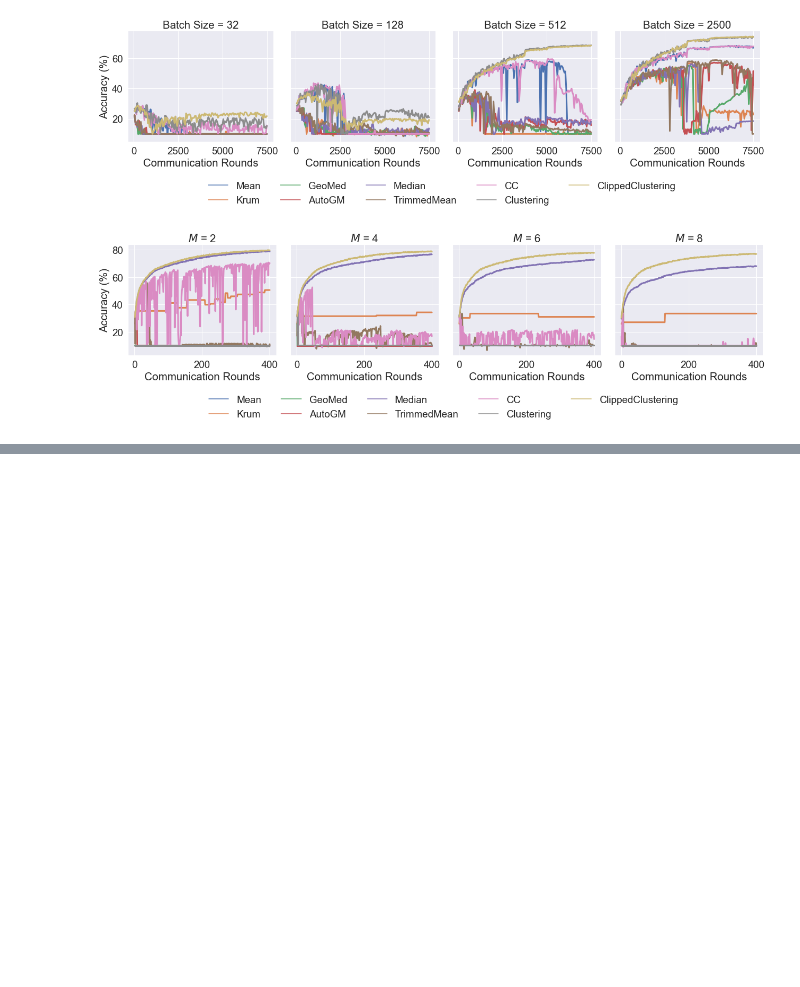
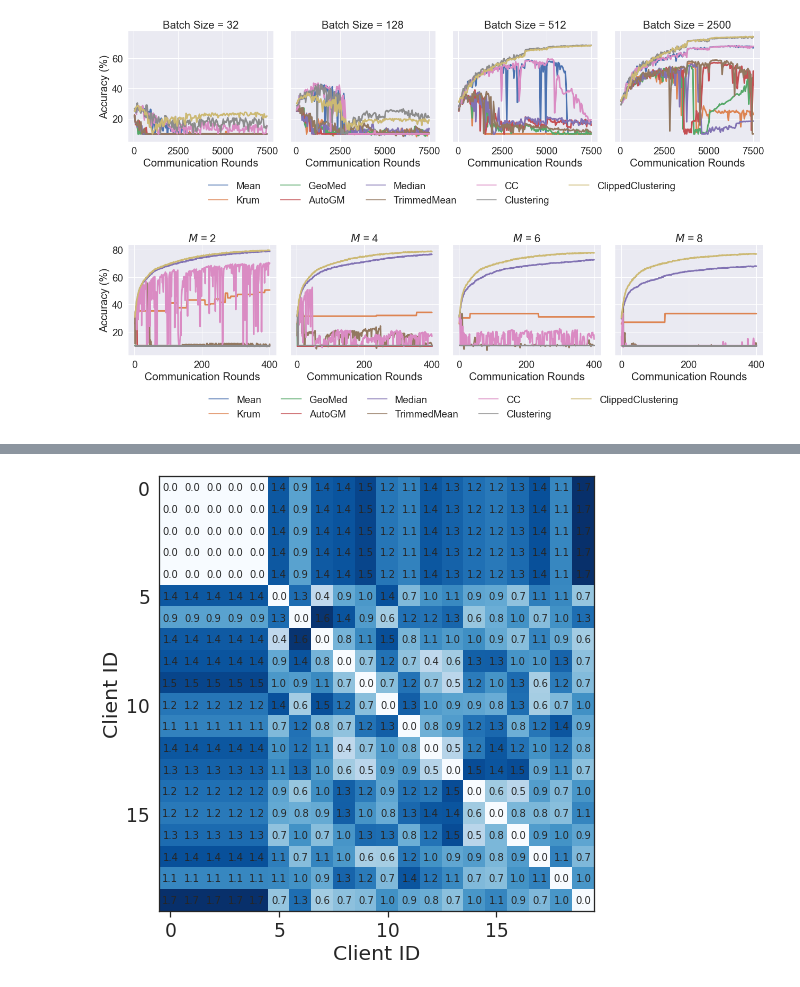
Before and after one commit to lishenghui/blades, a Jupyter notebook: src/notebooks/visualization.ipynb, the cells around one changed output, grey strips where cells are left out. Cells and saved outputs as stored; diff of their text form; code cells hidden in the pictures; blank space fills up the shorter version.

```diff
--- a/src/notebooks/visualization.ipynb
+++ b/src/notebooks/visualization.ipynb
@@ -360,0 +361,25 @@ g.savefig("similarity.pdf", bbox_inches = "tight")
+# %%
+import numpy as np
+import matplotlib.pyplot as plt
+
+sns.set_style("white")
+fig, ax = plt.subplots(figsize=(8,8))
+
+
+intersection_matrix = 1-sim_avg_iid
+
+ax.matshow(intersection_matrix, cmap=plt.cm.Blues)
+
+for i in range(intersection_matrix.shape[0]):
+    for j in range(intersection_matrix.shape[0]):
+        c = np.around(intersection_matrix[j,i], 1)
+        ax.text(i, j, str(c), va='center', ha='center', fontsize=10)
+
+# ax.set_xticklabels(range(sim_avg_iid.shape[0]), fontsize=10)
+# ax.set_yticklabels('')
+ax.set_ylabel('Client ID')
+ax.set_xlabel('Client ID')
+ax.xaxis.set_ticks_position('bottom')
+plt.savefig("cosine.pdf", bbox_inches = "tight")
+# %% [output]
+[figure, added]
```
Also changed, not shown: parts of 2 cells of this notebook, 20 other files.
